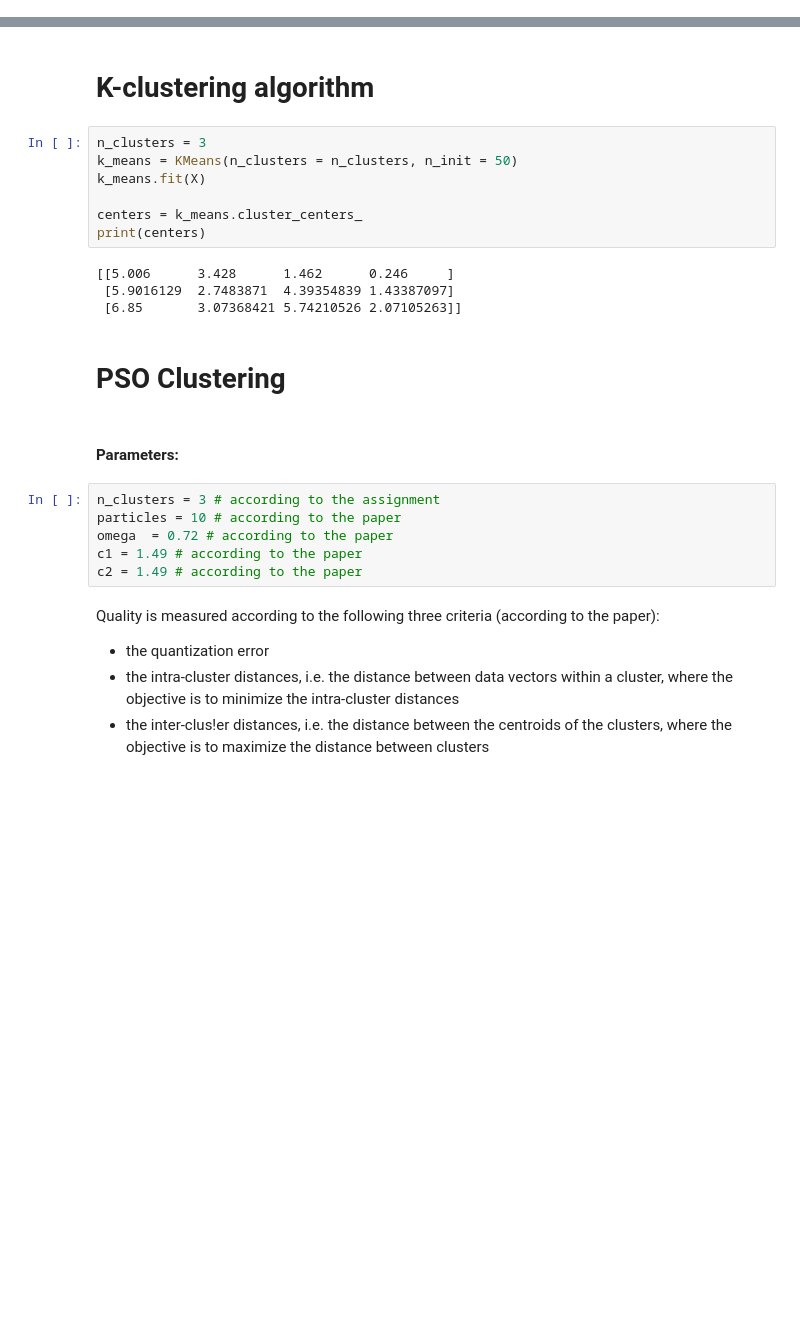
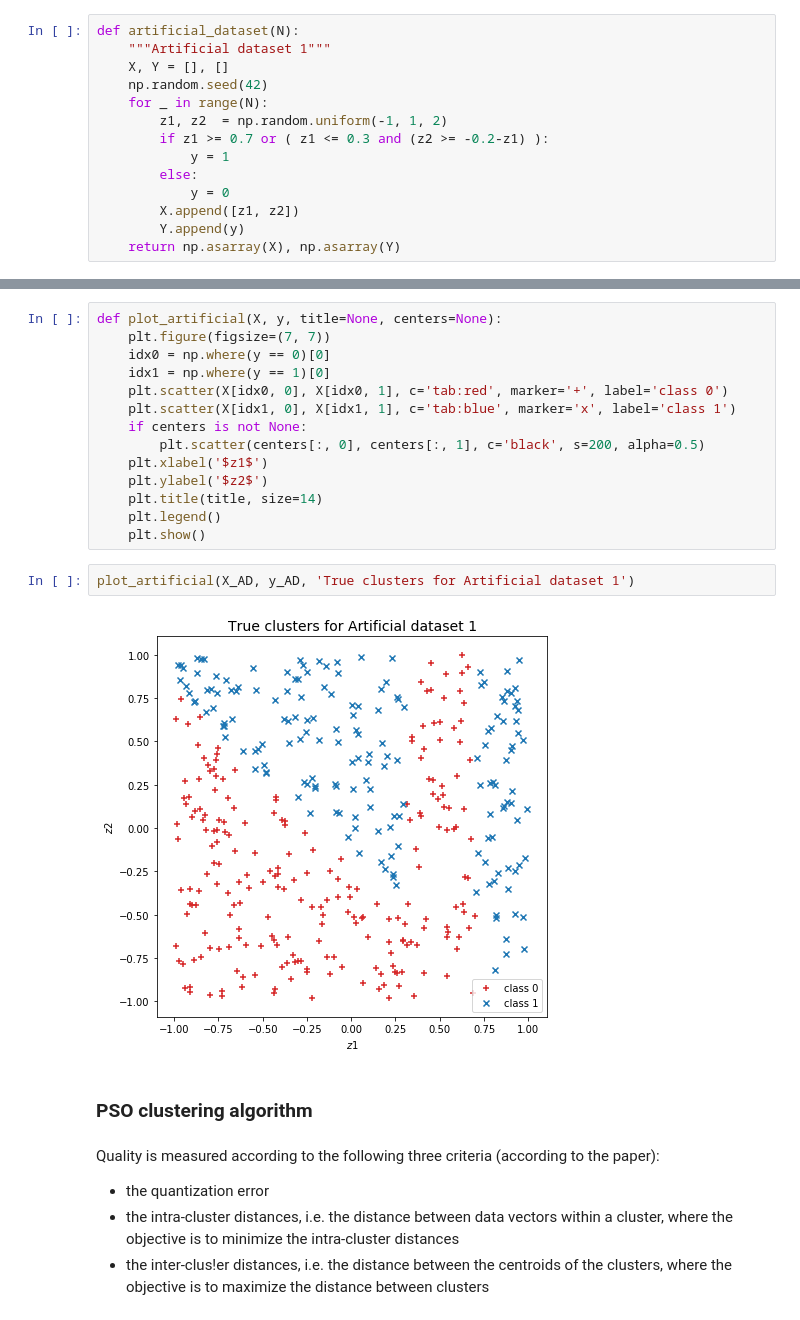
Before and after one commit to rusane/natural-computing, a Jupyter notebook: Swarm Intelligence/Exercise 3.ipynb, the cells around one changed output, grey strips where cells are left out. Drawn from its saved outputs; the diff is of its cells as text; blank space fills up the shorter version.

```diff
--- a/Swarm Intelligence/Exercise 3.ipynb
+++ b/Swarm Intelligence/Exercise 3.ipynb
@@ -11,0 +54,14 @@ y = iris.target
+# %%
+def artificial_dataset(N):
+    """Artificial dataset 1"""
+    X, Y = [], []
+    np.random.seed(42)
+    for _ in range(N):
+        z1, z2  = np.random.uniform(-1, 1, 2)
+        if z1 >= 0.7 or ( z1 <= 0.3 and (z2 >= -0.2-z1) ):
+            y = 1
+        else:
+            y = 0
+        X.append([z1, z2])
+        Y.append(y)
+    return np.asarray(X), np.asarray(Y)
@@ -12,26 +74,23 @@ y = iris.target
+# %%
+def plot_artificial(X, y, title=None, centers=None):
+    plt.figure(figsize=(7, 7))
+    idx0 = np.where(y == 0)[0]
+    idx1 = np.where(y == 1)[0]
+    plt.scatter(X[idx0, 0], X[idx0, 1], c='tab:red', marker='+', label='class 0')
+    plt.scatter(X[idx1, 0], X[idx1, 1], c='tab:blue', marker='x', label='class 1')
+    if centers is not None:
+        plt.scatter(centers[:, 0], centers[:, 1], c='black', s=200, alpha=0.5)
+    plt.xlabel('$z1$')
+    plt.ylabel('$z2$')
+    plt.title(title, size=14)
+    plt.legend()
+    plt.show()
+# %%
+plot_artificial(X_AD, y_AD, 'True clusters for Artificial dataset 1')
+# %% [output]
+[figure, added]
 # %% [markdown]
-# K-clustering algorithm
+### PSO clustering algorithm
-# %%
-n_clusters = 3
-k_means = KMeans(n_clusters = n_clusters, n_init = 50)
-k_means.fit(X)
-
-centers = k_means.cluster_centers_
-print(centers)
-# %% [output]
-[[5.006      3.428      1.462      0.246     ]
- [5.9016129  2.7483871  4.39354839 1.43387097]
- [6.85       3.07368421 5.74210526 2.07105263]]
-# %% [markdown]
-# PSO Clustering
-# %% [markdown]
-#### Parameters:
-# %%
-n_clusters = 3 # according to the assignment
-particles = 10 # according to the paper
-omega  = 0.72 # according to the paper
-c1 = 1.49 # according to the paper
-c2 = 1.49 # according to the paper
 # %% [markdown]
 Quality is measured according to the following three criteria (according to the paper):
 - the quantization error
```
Also changed, not shown: parts of 17 cells of this notebook.
